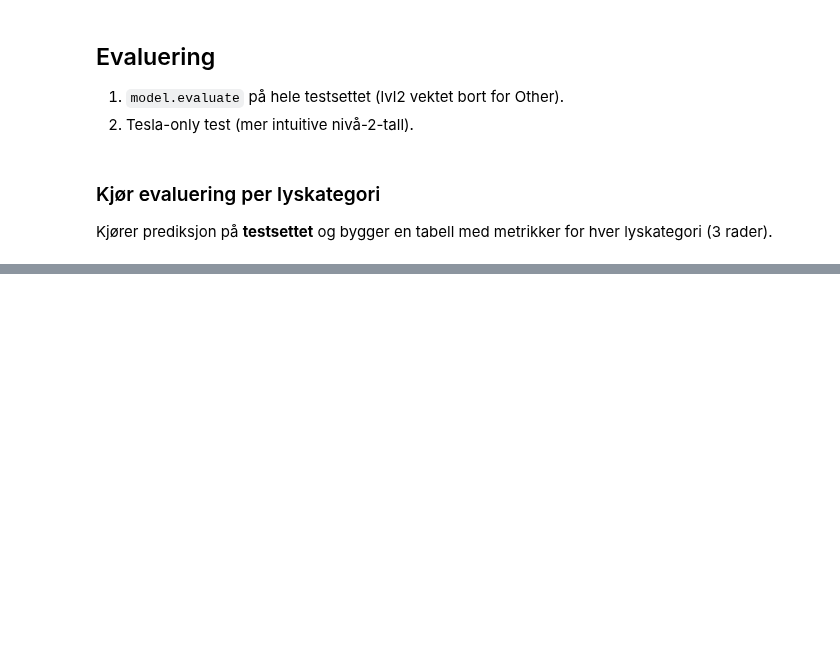
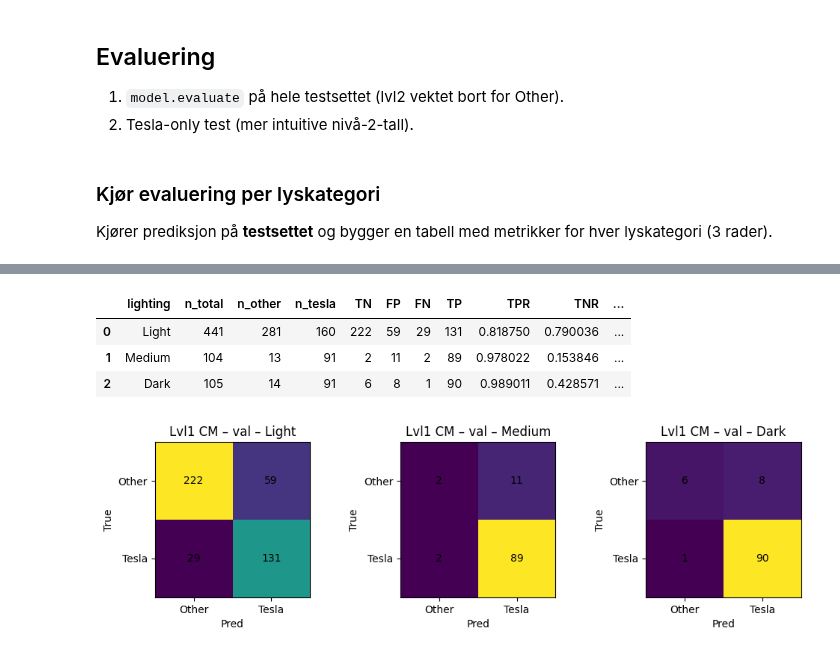
Before and after one commit to jkaste03/visual-vehicle-recognition-varying-lighting-conditions, a Jupyter notebook: notebooks/baseline_hierarchical_cnn.ipynb, the cells around one changed output, grey strips where cells are left out. Saved outputs shown, nothing was run; the diff lists cells and outputs as text; code cells hidden in the pictures; blank space fills up the shorter version.

```diff
--- a/notebooks/baseline_hierarchical_cnn.ipynb
+++ b/notebooks/baseline_hierarchical_cnn.ipynb
@@ -464,21 +474,24 @@ def predict_heads(model, df):
     p2 = preds["lvl2"]                              # softmax
     return p1, p2
 
-def plot_cm_2x2(cm, title, save_path=None):
-    plt.figure(figsize=(3.6, 3.0))
-    plt.imshow(cm, interpolation="nearest")
-    plt.title(title)
-    plt.xticks([0, 1], ["Other", "Tesla"])
-    plt.yticks([0, 1], ["Other", "Tesla"])
+def plot_cm_2x2(cm, title, save_path=None, ax=None):
+    if ax is None:
+        fig, ax = plt.subplots(figsize=(3.6, 3.0))
+
+    ax.imshow(cm, interpolation="nearest")
+    ax.set_title(title)
+    ax.set_xticks([0, 1]); ax.set_xticklabels(["Other", "Tesla"])
+    ax.set_yticks([0, 1]); ax.set_yticklabels(["Other", "Tesla"])
     for i in range(2):
         for j in range(2):
-            plt.text(j, i, str(cm[i, j]), ha="center", va="center")
-    plt.xlabel("Pred")
-    plt.ylabel("True")
-    plt.tight_layout()
-    if save_path:
+            ax.text(j, i, str(cm[i, j]), ha="center", va="center")
+    ax.set_xlabel("Pred")
+    ax.set_ylabel("True")
+
+    if ax is None and save_path:
+        plt.tight_layout()
         plt.savefig(save_path, dpi=160)
-    plt.show()
+        plt.show()
 
 def eval_lvl1_by_lighting(model, df, lighting_col="lighting", threshold=0.5, lighting_order=("Light","Medium","Dark")):
     rows = []
@@ -502,35 +515,49 @@ def eval_lvl1_by_lighting(model, df, lighting_col="lighting", threshold=0.5, lig
         tn, fp, fn, tp = cm.ravel()
 
         tpr = tp / (tp + fn) if (tp + fn) else np.nan  # recall Tesla
         tnr = tn / (tn + fp) if (tn + fp) else np.nan  # recall Other
 
         row = {
             "lighting": light,
             "n_total": len(dfi),
             "n_other": int((y_true == 0).sum()),
             "n_tesla": int((y_true == 1).sum()),
             "TN": int(tn), "FP": int(fp), "FN": int(fn), "TP": int(tp),
             "TPR": tpr,
             "TNR": tnr,
             "lvl1_bal_acc": (tpr + tnr) / 2 if np.isfinite(tpr) and np.isfinite(tnr) else np.nan,
             "lvl1_acc": accuracy_score(y_true, y_pred),
             "lvl1_f1_macro": f1_score(y_true, y_pred, average="macro", zero_division=0),
+            "lvl1_maj_acc": max(int((y_true == 0).sum()), int((y_true == 1).sum())) / len(dfi),
         }
         rows.append(row)
         cms[light] = cm
 
     return pd.DataFrame(rows), cms
 
 # --- Kjør + lagre ---
 out_dir = Path("results") / RUN_TAG / EVAL_SPLIT / "lvl1"
 out_dir.mkdir(parents=True, exist_ok=True)
 
 df_lvl1, cm_by_light = eval_lvl1_by_lighting(model, eval_df, threshold=0.5)
 df_lvl1.to_csv(out_dir / "lvl1_metrics_by_lighting.csv", index=False, encoding="utf-8")
 display(df_lvl1)
 
-for light, cm in cm_by_light.items():
-    plot_cm_2x2(cm, f"Lvl1 CM – {EVAL_SPLIT} – {light}", save_path=out_dir / f"cm_lvl1_{light}.png")
+fig, axes = plt.subplots(1, 3, figsize=(10, 3.0))
+
+for ax, light in zip(axes, ("Light","Medium","Dark")):
+    if light in cm_by_light:
+        plot_cm_2x2(cm_by_light[light], f"Lvl1 CM – {EVAL_SPLIT} – {light}", ax=ax)
+
+fig.tight_layout()
+fig.savefig(out_dir / "cm_lvl1_all.png", dpi=160)
+plt.show()
+# %% [output]
+|  | lighting | n_total | n_other | n_tesla | TN | FP | FN | TP | TPR | TNR | ... |
+| 0 | Light | 441 | 281 | 160 | 222 | 59 | 29 | 131 | 0.818750 | 0.790036 | ... |
+| 1 | Medium | 104 | 13 | 91 | 2 | 11 | 2 | 89 | 0.978022 | 0.153846 | ... |
+| 2 | Dark | 105 | 14 | 91 | 6 | 8 | 1 | 90 | 0.989011 | 0.428571 | ... |
+[figure, added]
 # %%
 import numpy as np
 import pandas as pd
```
Also changed, not shown: parts of 3 cells of this notebook.
